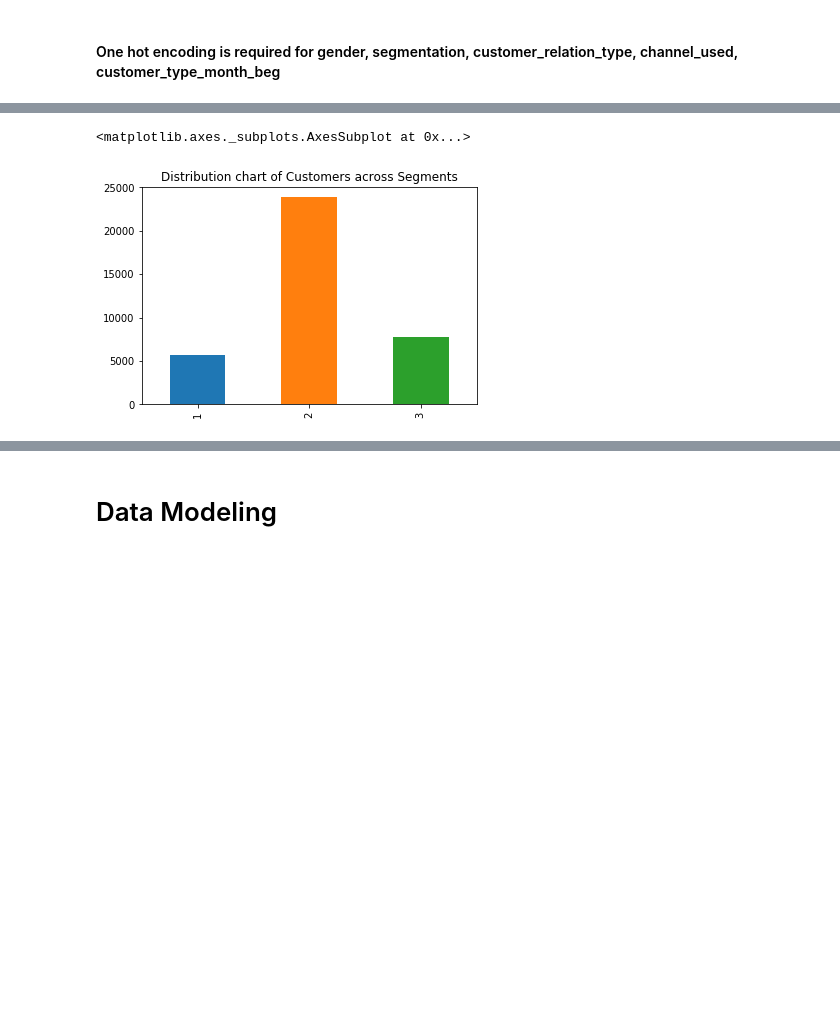
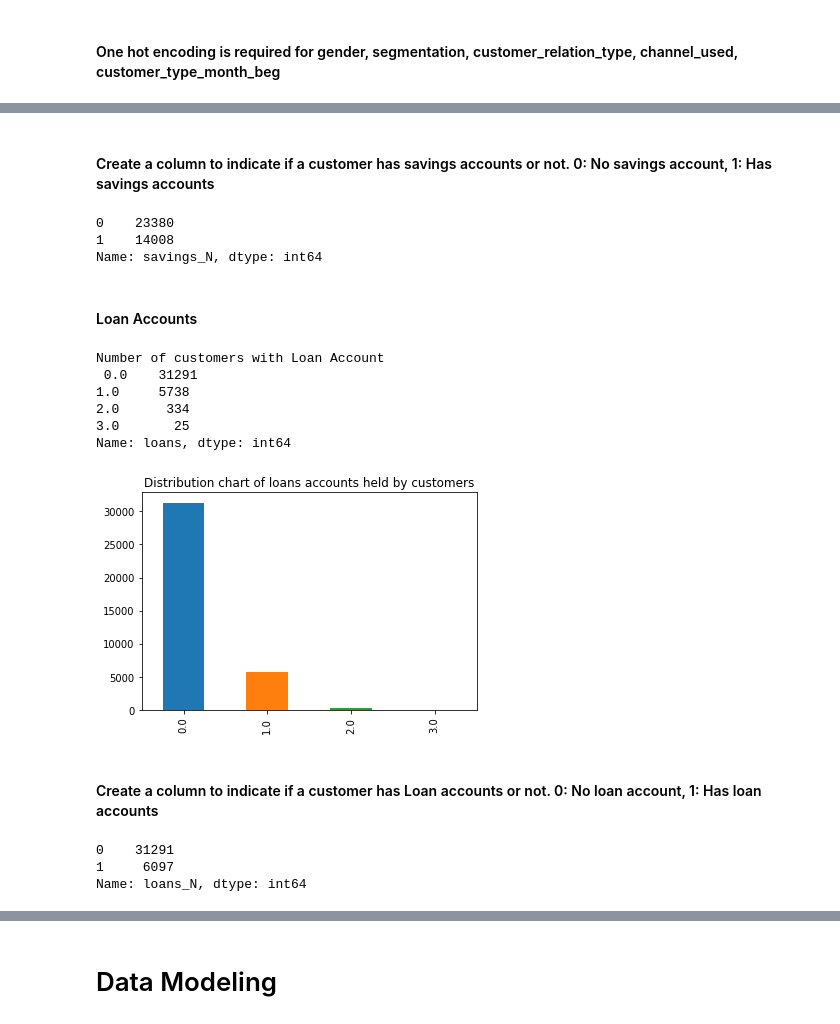
Before and after one commit to yilingzeroone/KE5206CI_CA1SVM, a Jupyter notebook: CA2.ipynb, the cells around one changed output, grey strips where cells are left out. Saved outputs shown, nothing was run; the diff lists cells and outputs as text; code cells hidden in the pictures; blank space fills up the shorter version.

```diff
--- a/CA2.ipynb
+++ b/CA2.ipynb
@@ -218,0 +222,2 @@ array(['03 - UNIVERSITARIO', '02 - PARTICULARES', '01 - TOP'], dtype=object)
+# %%
+dAnalysisOH['loans'] = dAnalysisOH.apply(lambda row: row.Mortgage + row.credit_Card + row.direct_Debit  + row.Taxes, axis=1)
@@ -218,0 +226,2 @@ array(['03 - UNIVERSITARIO', '02 - PARTICULARES', '01 - TOP'], dtype=object)
+# %%
+dAnalysisOH['investments'] = dAnalysisOH.apply(lambda row: row.derivative_account + row.securities, axis=1)
@@ -218,0 +230,6 @@ array(['03 - UNIVERSITARIO', '02 - PARTICULARES', '01 - TOP'], dtype=object)
+# %%
+dAnalysisOH['savings'] = dAnalysisOH.apply (lambda row: row.payroll_Account
+                                            + row.junior_Account + row.joint_account + row.individual_Account
+                                            + row.individual_Plus + row.short_term + row.medium_term + row.long_term
+                                            + row.e_account + row.Funds + row.Pensions
+                                            + row.payroll + row.Pensions_2   , axis=1)
@@ -219,9 +252,31 @@ array(['03 - UNIVERSITARIO', '02 - PARTICULARES', '01 - TOP'], dtype=object)
+# %% [markdown]
+#### Create a column to indicate if a customer has savings accounts or not. 0: No savings account, 1: Has savings accounts
 # %%
-dAnalysisOH['segmentation_label'] = dAnalysisOH['segmentation'].apply(lambda x: x[1])
-dAnalysisOH['segmentation_label'].value_counts().sort_index()
-dAnalysisOH = dAnalysisOH.drop('segmentation', axis=1)
+dAnalysisOH['savings_N'] = dAnalysisOH['savings'].apply(lambda x: 1 if x > 0 else 0)
+dAnalysisOH['savings_N'].value_counts().sort_index()
+# %% [output]
+0    23380
+1    14008
+Name: savings_N, dtype: int64
-# %%
-dAnalysisOH_scaled['segmentation_label'].value_counts().sort_index().plot(kind='bar', title='Distribution chart of Customers across Segments')
-# %% [output]
-<matplotlib.axes._subplots.AxesSubplot at 0x...>
-[figure, removed]
+# %% [markdown]
+#### Loan Accounts
+# %%
+dAnalysisOH['loans'].value_counts().plot(kind='bar', title='Distribution chart of loans accounts held by customers')
+print("Number of customers with Loan Account\n", dAnalysisOH['loans'].value_counts().sort_index())
+# %% [output]
+Number of customers with Loan Account
+ 0.0    31291
+1.0     5738
+2.0      334
+3.0       25
+Name: loans, dtype: int64
+[figure, added]
+# %% [markdown]
+#### Create a column to indicate if a customer has Loan accounts or not. 0: No loan account, 1: Has loan accounts
+# %%
+dAnalysisOH['loans_N'] = dAnalysisOH['loans'].apply(lambda x: 1 if x > 0 else 0)
+dAnalysisOH['loans_N'].value_counts().sort_index()
+# %% [output]
+0    31291
+1     6097
+Name: loans_N, dtype: int64
```
Also changed, not shown: parts of 91 cells of this notebook.
